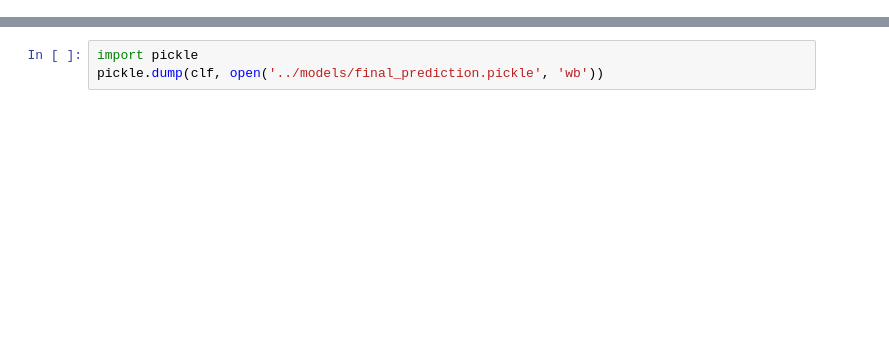
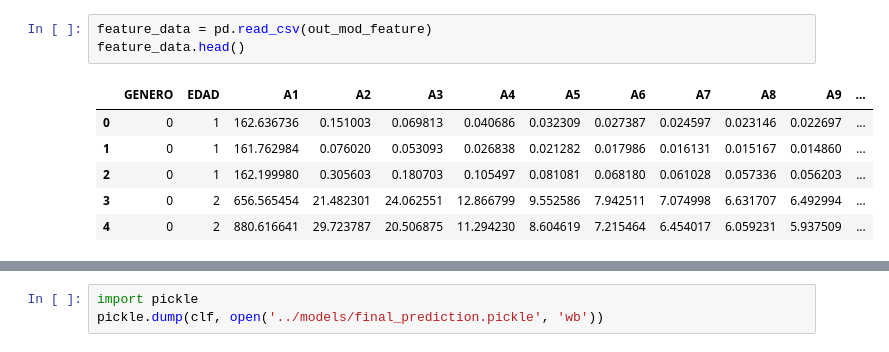
Before and after one commit to samirharry/Activity_Predictor, a Jupyter notebook: notebooks/Notebook.ipynb, the cells around one changed output, grey strips where cells are left out. Drawn from its saved outputs; the diff is of its cells as text; blank space fills up the shorter version.

```diff
--- a/notebooks/Notebook.ipynb
+++ b/notebooks/Notebook.ipynb
@@ -64,0 +269,10 @@ clf = clf.fit(X_train, y_train)
+# %%
+feature_data = pd.read_csv(out_mod_feature)
+feature_data.head()
+# %% [output]
+|  | GENERO | EDAD | A1 | A2 | A3 | A4 | A5 | A6 | A7 | A8 | A9 | ... |
+| 0 | 0 | 1 | 162.636736 | 0.151003 | 0.069813 | 0.040686 | 0.032309 | 0.027387 | 0.024597 | 0.023146 | 0.022697 | ... |
+| 1 | 0 | 1 | 161.762984 | 0.076020 | 0.053093 | 0.026838 | 0.021282 | 0.017986 | 0.016131 | 0.015167 | 0.014860 | ... |
+| 2 | 0 | 1 | 162.199980 | 0.305603 | 0.180703 | 0.105497 | 0.081081 | 0.068180 | 0.061028 | 0.057336 | 0.056203 | ... |
+| 3 | 0 | 2 | 656.565454 | 21.482301 | 24.062551 | 12.866799 | 9.552586 | 7.942511 | 7.074998 | 6.631707 | 6.492994 | ... |
+| 4 | 0 | 2 | 880.616641 | 29.723787 | 20.506875 | 11.294230 | 8.604619 | 7.215464 | 6.454017 | 6.059231 | 5.937509 | ... |
```
Also changed, not shown: parts of 13 cells of this notebook, 12 other files.
